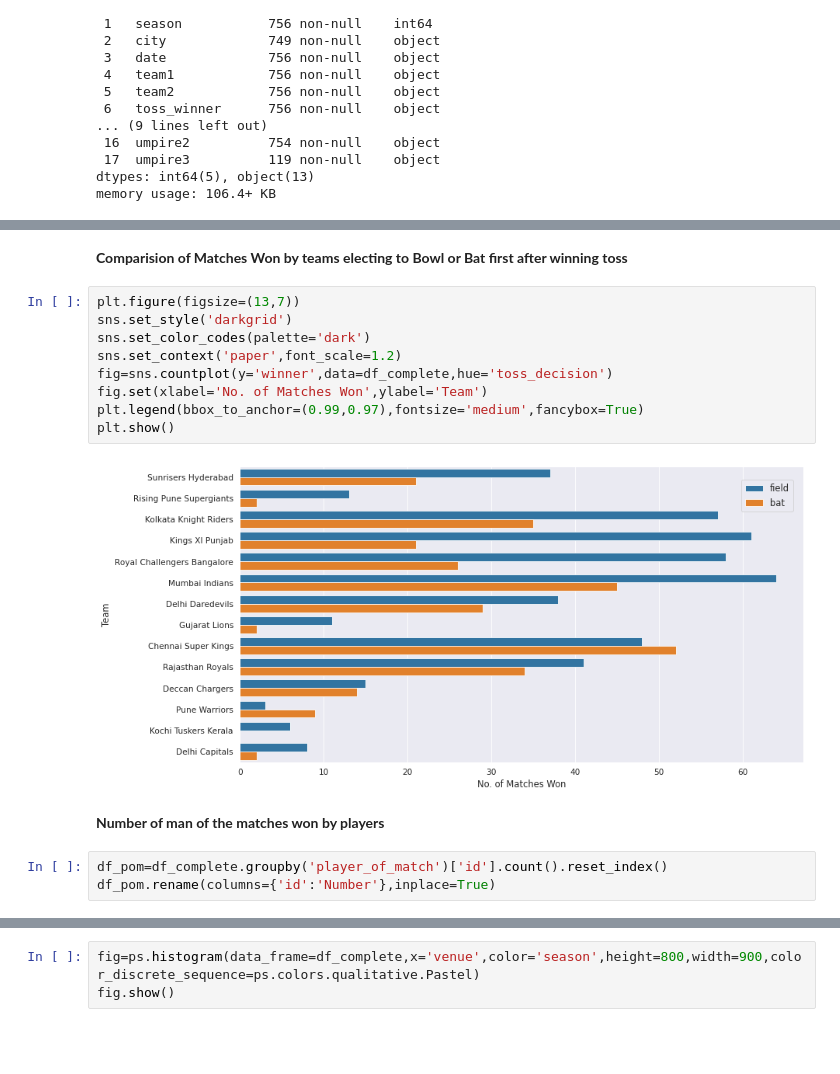
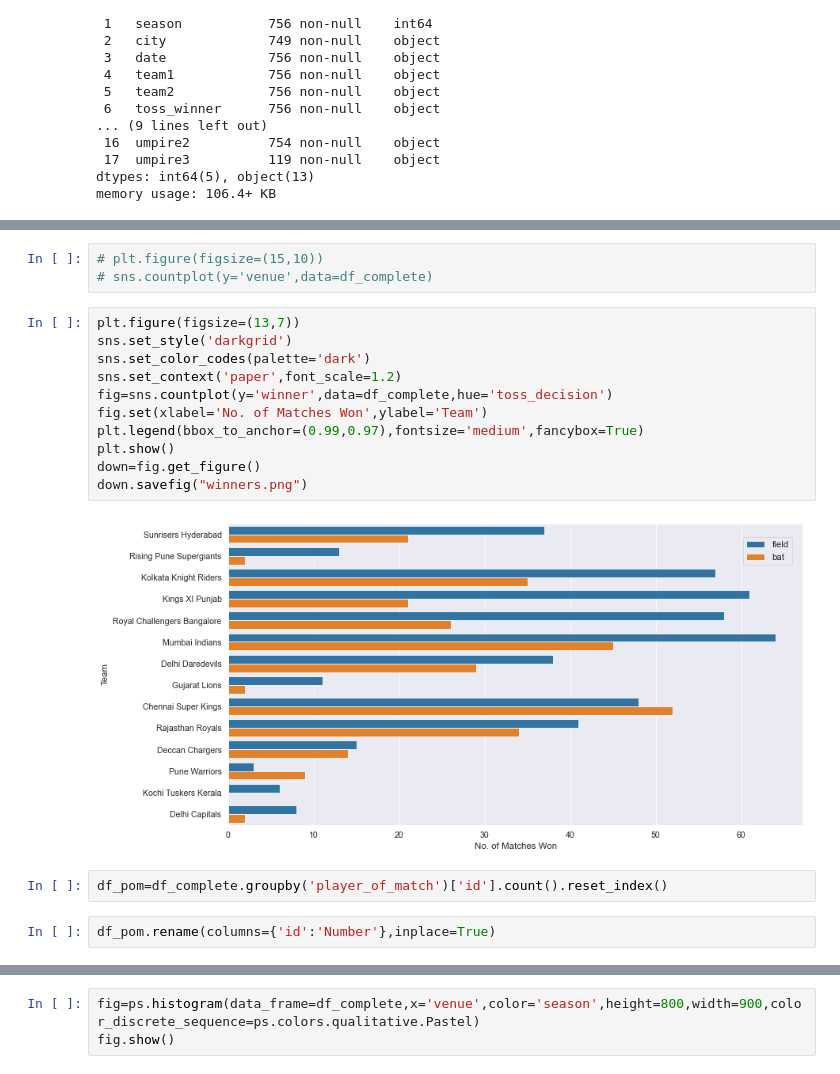
Before and after one commit to Nikiram-C/IPL-Data-Analysis, a Jupyter notebook: iplfinal1.ipynb, the cells around one changed output, grey strips where cells are left out. Drawn from its saved outputs; the diff is of its cells as text; blank space fills up the shorter version.

```diff
--- a/iplfinal1.ipynb
+++ b/iplfinal1.ipynb
@@ -151,18 +184,20 @@ df_toss.sort_values(by=['Number'],ascending=False)
-# %% [markdown]
-**Comparision of Matches Won by teams electing to Bowl or Bat first after winning toss**
+# %%
+# plt.figure(figsize=(15,10))
+# sns.countplot(y='venue',data=df_complete)
 # %%
 plt.figure(figsize=(13,7))
 sns.set_style('darkgrid')
 sns.set_color_codes(palette='dark')
 sns.set_context('paper',font_scale=1.2)
 fig=sns.countplot(y='winner',data=df_complete,hue='toss_decision')
 fig.set(xlabel='No. of Matches Won',ylabel='Team')
 plt.legend(bbox_to_anchor=(0.99,0.97),fontsize='medium',fancybox=True)
 plt.show()
+down=fig.get_figure()
+down.savefig("winners.png")
 # %% [output]
-[figure, old version]
+[figure, new version]
-# %% [markdown]
-**Number of man of the matches won by players**
 # %%
 df_pom=df_complete.groupby('player_of_match')['id'].count().reset_index()
-df_pom.rename(columns={'id':'Number'},inplace=True)
+# %%
+df_pom.rename(columns={'id':'Number'},inplace=True)
```
Also changed, not shown: parts of 74 cells of this notebook, 2 other files.
